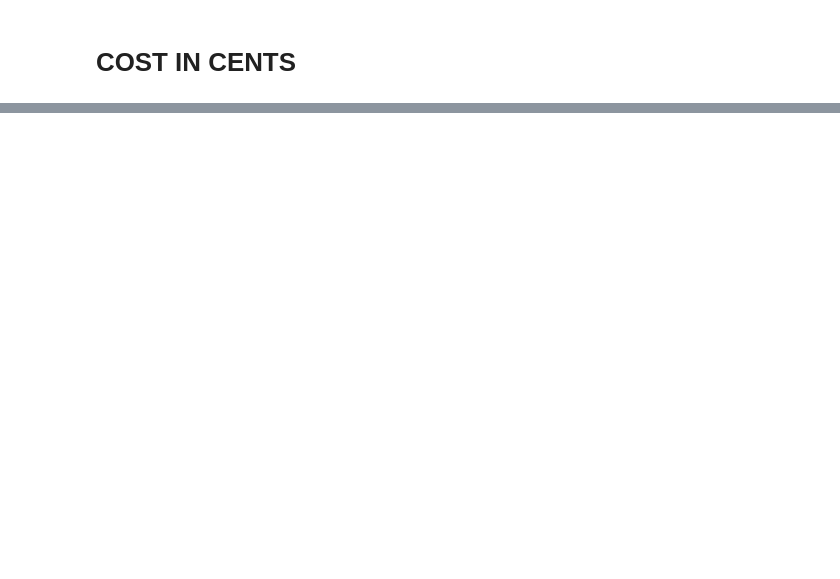
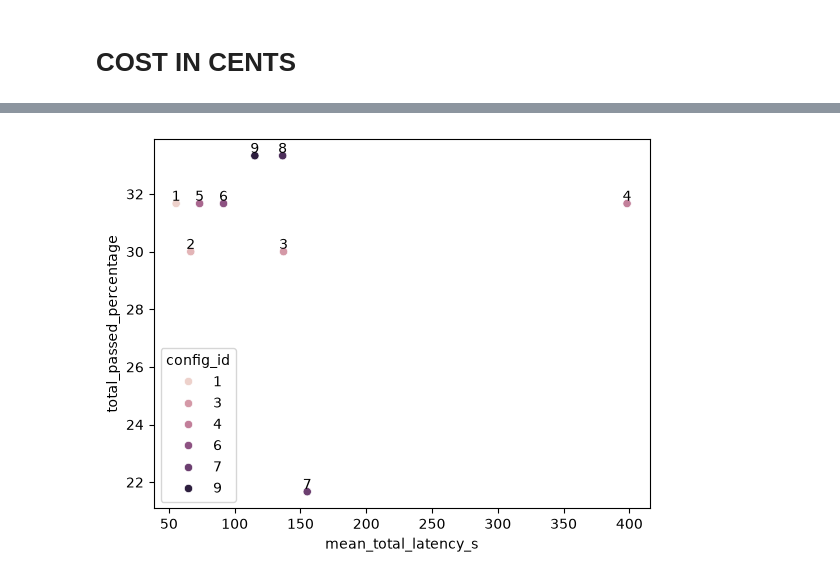
Before and after one commit to MikeStefas/llm_fdm_agents, a Jupyter notebook: analysis.ipynb, the cells around one changed output, grey strips where cells are left out. Saved outputs shown, nothing was run; the diff lists cells and outputs as text; code cells hidden in the pictures; blank space fills up the shorter version.

```diff
--- a/analysis.ipynb
+++ b/analysis.ipynb
@@ -194,0 +218,13 @@ sns.scatterplot(data=metrics_df, x="mean_cost", y="total_passed_percentage", hue
+# %%
+ax = sns.scatterplot(data=metrics_df, x="mean_total_latency_s", y="total_passed_percentage", hue= "config_id")
+for _, row in metrics_df.iterrows():
+    ax.annotate(
+        text=str(int(row["config_id"])),
+        xy=(row["mean_total_latency_s"], row["total_passed_percentage"]),
+        xytext=(0, 2),
+        textcoords="offset points",
+        ha="center",
+    )
+plt.show()
+# %% [output]
+[figure, added]
```
Also changed, not shown: parts of 11 cells of this notebook, 4 other files.
